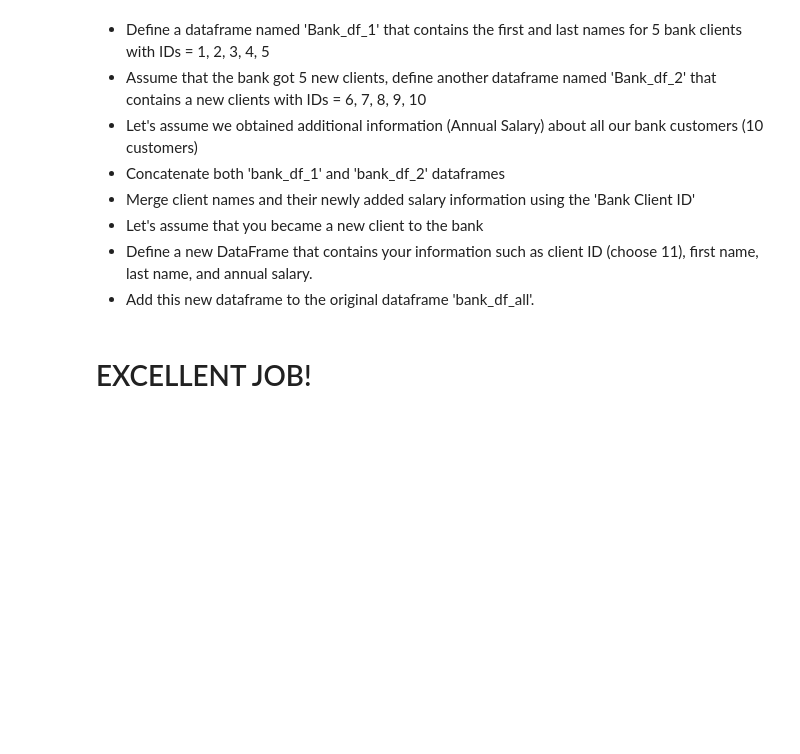
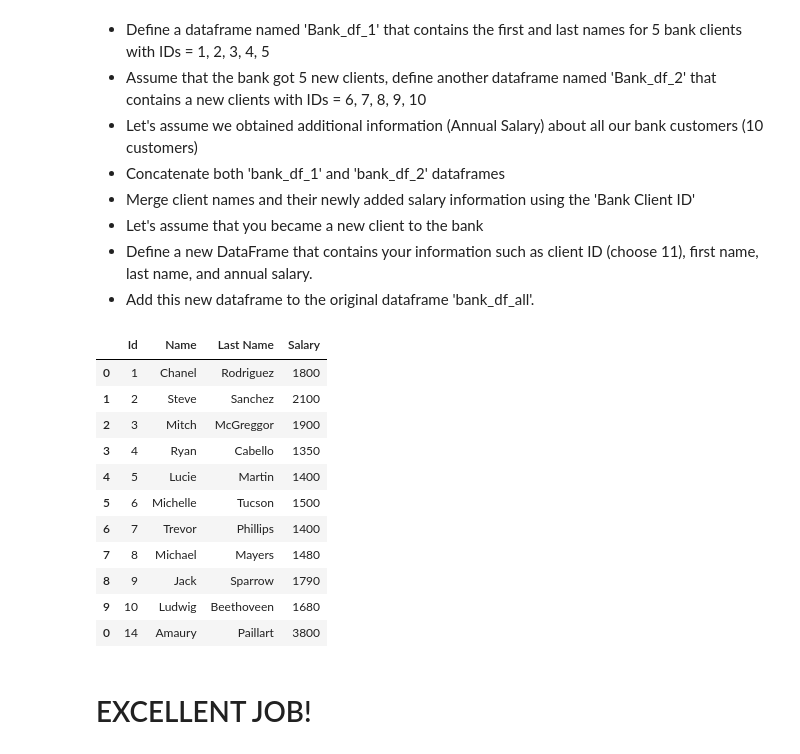
Before and after one commit to Apail59820/courseo_data, a Jupyter notebook: Python 101 - Python Libraries for Data Analysis - Numpy and Pandas.ipynb, the cells around one changed output. Cells and saved outputs as stored; diff of their text form; code cells hidden in the pictures; blank space fills up the shorter version.

```diff
--- a/Python 101 - Python Libraries for Data Analysis - Numpy and Pandas.ipynb
+++ b/Python 101 - Python Libraries for Data Analysis - Numpy and Pandas.ipynb
@@ -588,6 +588,40 @@ pd.concat([df, df1])
 - Let's assume that you became a new client to the bank
 - Define a new DataFrame that contains your information such as client ID (choose 11), first name, last name, and annual salary.
 - Add this new dataframe to the original dataframe 'bank_df_all'.
+# %%
+Bank_df_1 = pd.DataFrame({'Id': [1, 2, 3, 4, 5],
+                               'Name': ['Chanel', 'Steve', 'Mitch', 'Ryan', 'Lucie'],
+                               'Last Name': ['Rodriguez', 'Sanchez', 'McGreggor', 'Cabello', 'Martin']})
+
+Bank_df_2 = pd.DataFrame({'Id': [6, 7, 8, 9, 10],
+                               'Name': ['Michelle', 'Trevor', 'Michael', 'Jack', 'Ludwig'],
+                               'Last Name': ['Tucson', 'Phillips', 'Mayers', 'Sparrow', 'Beethoveen']})
+
+Bank_clients_df = pd.concat([Bank_df_1, Bank_df_2])
+
+Salary_information = pd.DataFrame({'Id': [1, 2, 3, 4, 5, 6, 7, 8, 9, 10],
+                                    'Salary': [1800, 2100, 1900, 1350, 1400, 1500, 1400, 1480, 1790, 1680]})
+
+Bank_clients_df = pd.merge(Bank_clients_df, Salary_information, on='Id', how='left')
+
+my_bank_client = pd.DataFrame({'Id': [14], 'Name': ['Amaury'], 'Last Name': ['Paillart'], 'Salary': [3800]})
+
+Bank_clients_df = pd.concat([Bank_clients_df, my_bank_client])
+
+Bank_clients_df
+# %% [output]
+|  | Id | Name | Last Name | Salary |
+| 0 | 1 | Chanel | Rodriguez | 1800 |
+| 1 | 2 | Steve | Sanchez | 2100 |
+| 2 | 3 | Mitch | McGreggor | 1900 |
+| 3 | 4 | Ryan | Cabello | 1350 |
+| 4 | 5 | Lucie | Martin | 1400 |
+| 5 | 6 | Michelle | Tucson | 1500 |
+| 6 | 7 | Trevor | Phillips | 1400 |
+| 7 | 8 | Michael | Mayers | 1480 |
+| 8 | 9 | Jack | Sparrow | 1790 |
+| 9 | 10 | Ludwig | Beethoveen | 1680 |
+| 0 | 14 | Amaury | Paillart | 3800 |
 # %% [markdown]
 # EXCELLENT JOB!
 # %% [markdown]
```
